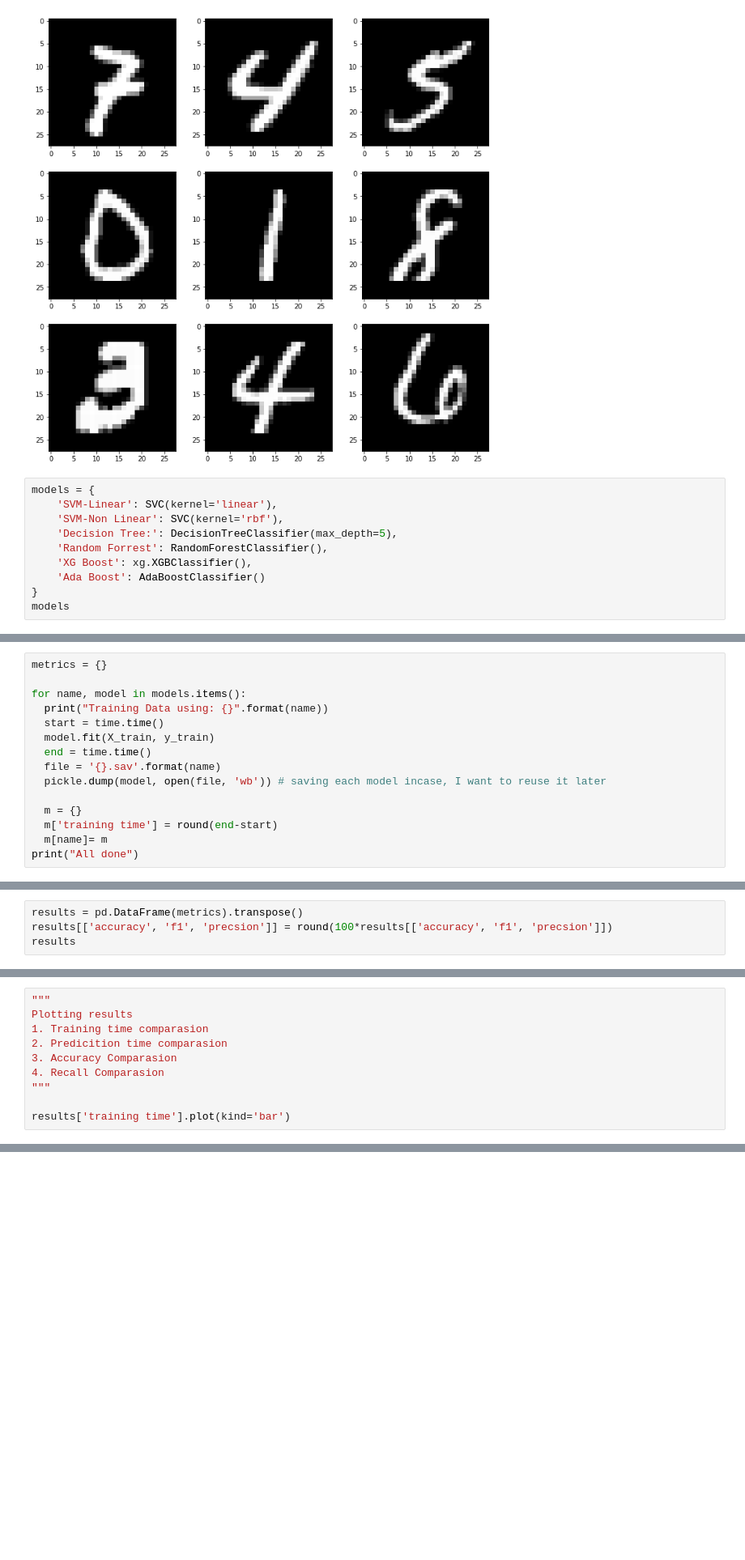
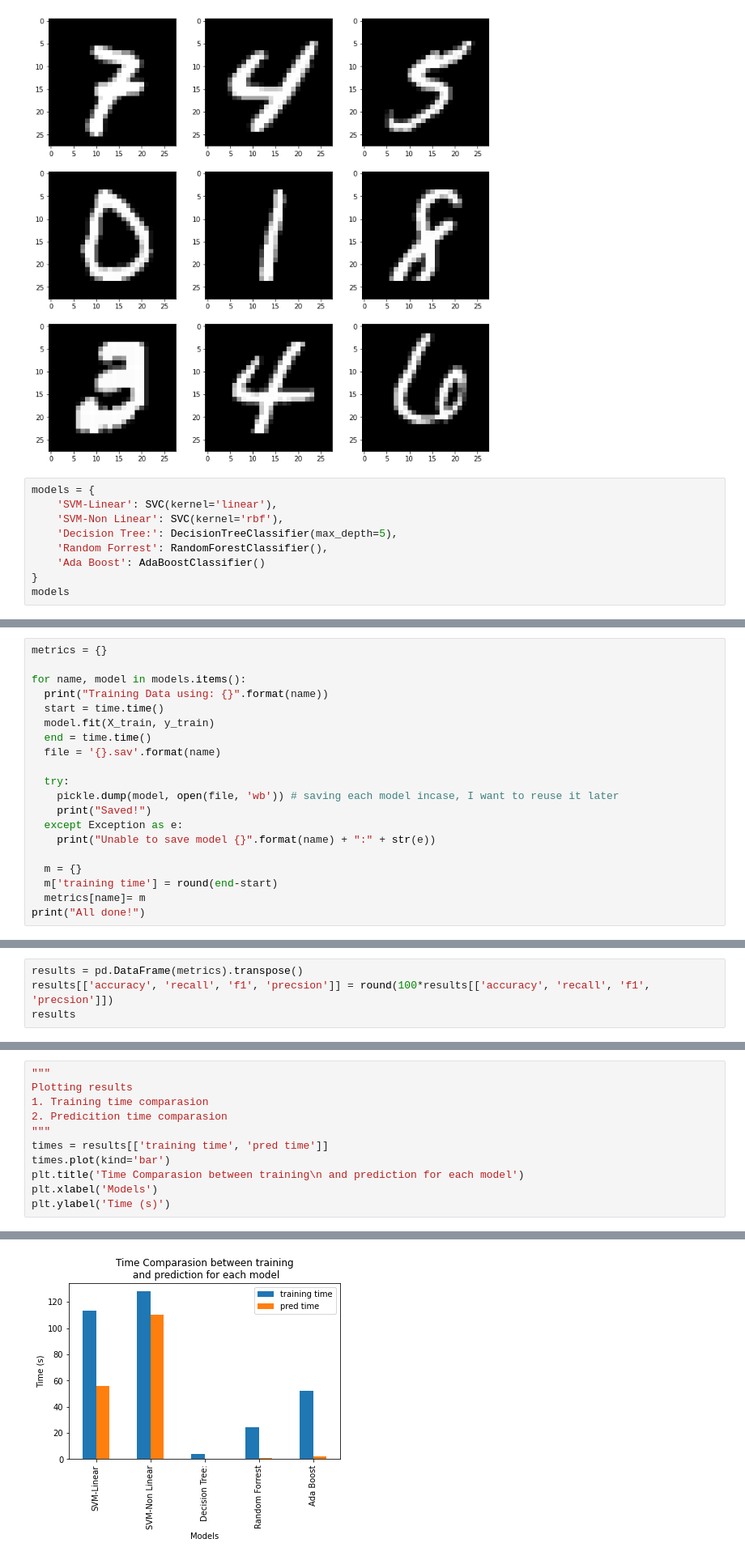
Before and after one commit to sethr07/ML_stuff, a Jupyter notebook: MNIST_supervised/main.ipynb, the cells around one changed output, grey strips where cells are left out. Shown at 81% size. Saved outputs shown, nothing was run; the diff lists cells and outputs as text; blank space fills up the shorter version.

```diff
--- a/MNIST_supervised/main.ipynb
+++ b/MNIST_supervised/main.ipynb
@@ -102,7 +102,6 @@ models = {
     'SVM-Non Linear': SVC(kernel='rbf'),
     'Decision Tree:': DecisionTreeClassifier(max_depth=5),
     'Random Forrest': RandomForestClassifier(),
-    'XG Boost': xg.XGBClassifier(),
     'Ada Boost': AdaBoostClassifier()
 }
 models
@@ -132,11 +120,16 @@ for name, model in models.items():
   model.fit(X_train, y_train)
   end = time.time()
   file = '{}.sav'.format(name)
-  pickle.dump(model, open(file, 'wb')) # saving each model incase, I want to reuse it later
+
+  try:
+    pickle.dump(model, open(file, 'wb')) # saving each model incase, I want to reuse it later
+    print("Saved!")
+  except Exception as e:
+    print("Unable to save model {}".format(name) + ":" + str(e))
 
   m = {}
   m['training time'] = round(end-start)
-  m[name]= m
-print("All done")
+  metrics[name]= m
+print("All done!")
 # %% [output]
 Training Data using: SVM-Linear
@@ -169,4 +175,4 @@ KeyError: 'SVM-Linear'
 # %%
 results = pd.DataFrame(metrics).transpose()
-results[['accuracy', 'f1', 'precsion']] = round(100*results[['accuracy', 'f1', 'precsion']])
+results[['accuracy', 'recall', 'f1', 'precsion']] = round(100*results[['accuracy', 'recall', 'f1', 'precsion']])
 results
@@ -175,9 +188,10 @@ results
 Plotting results
 1. Training time comparasion
 2. Predicition time comparasion
-3. Accuracy Comparasion
-4. Recall Comparasion
 """
-
-results['training time'].plot(kind='bar')
+times = results[['training time', 'pred time']]
+times.plot(kind='bar')
+plt.title('Time Comparasion between training\n and prediction for each model')
+plt.xlabel('Models')
+plt.ylabel('Time (s)')
 # %% [output]
@@ -184,0 +199 @@ NameError: name 'results' is not defined
+[figure, added]
```
Also changed, not shown: parts of 8 cells of this notebook, 1 other file.
